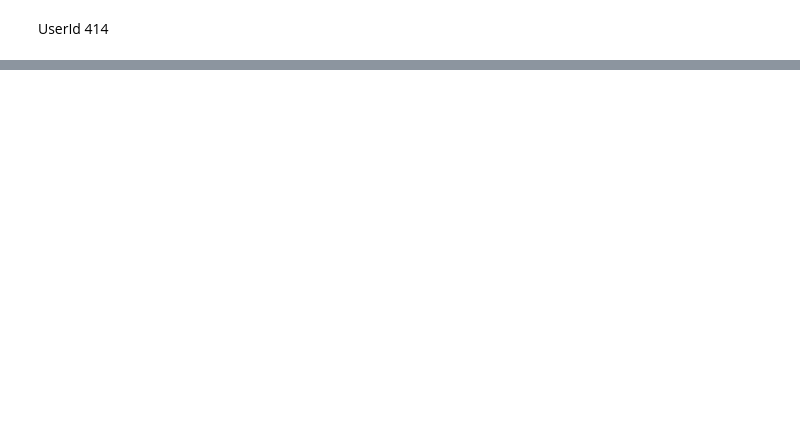
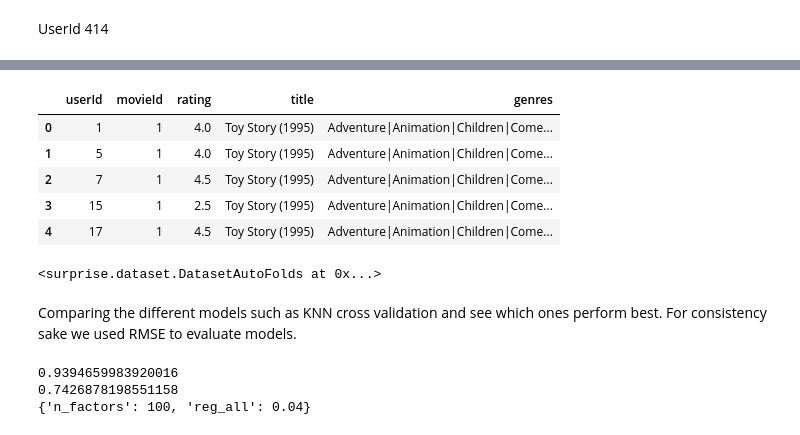
Before and after one commit to liciemw/Recommendation-system, a Jupyter notebook: index.ipynb, the cells around one changed output, grey strips where cells are left out. Drawn from its saved outputs; the diff is of its cells as text; code cells hidden in the pictures; blank space fills up the shorter version.

Commit message:
Final model

```diff
--- a/index.ipynb
+++ b/index.ipynb
@@ -368,0 +745,50 @@ Name: timesatmp, Length: 100823, dtype: datetime64[ns]
+# %%
+#selecting columns to use in the system
+new_df = result[['userId', 'movieId', 'rating','title','genres']]
+new_df.head()
+# %% [output]
+|  | userId | movieId | rating | title | genres |
+| 0 | 1 | 1 | 4.0 | Toy Story (1995) | Adventure|Animation|Children|Come... |
+| 1 | 5 | 1 | 4.0 | Toy Story (1995) | Adventure|Animation|Children|Come... |
+| 2 | 7 | 1 | 4.5 | Toy Story (1995) | Adventure|Animation|Children|Come... |
+| 3 | 15 | 1 | 2.5 | Toy Story (1995) | Adventure|Animation|Children|Come... |
+| 4 | 17 | 1 | 4.5 | Toy Story (1995) | Adventure|Animation|Children|Come... |
+# %%
+# Create a reader
+reader = Reader()
+#  columns in the DataFrame (user_id, movieId, rating)
+columns = ['userId', 'movieId', 'rating']
+
+# Load data from DataFrame into Surprise Dataset
+data = Dataset.load_from_df(new_df[columns], reader)
+data
+# %% [output]
+<surprise.dataset.DatasetAutoFolds at 0x...>
+# %% [markdown]
+Comparing the different models such as KNN cross validation and see which ones perform best. For consistency sake we used RMSE to evaluate models.
+# %%
+from surprise.model_selection import cross_validate
+from surprise import Dataset
+from surprise.model_selection import GridSearchCV
+
+# Load the dataset
+data = Dataset.load_builtin('ml-100k')
+
+# Define the parameter grid
+param_grid = {'n_factors': [20, 30, 60, 100],
+              'reg_all': [0.02, 0.04, 1]}
+
+# Perform cross-validation with GridSearchCV
+gs = GridSearchCV(SVD, param_grid, measures=['rmse', 'mae'], cv=3)
+gs.fit(data)
+
+# Best RMSE and MAE scores
+print(gs.best_score['rmse'])
+print(gs.best_score['mae'])
+
+# Combination of parameters that gave the best RMSE score
+print(gs.best_params['rmse'])
+# %% [output]
+0.9394659983920016
+0.7426878198551158
+{'n_factors': 100, 'reg_all': 0.04}
```
Also changed, not shown: parts of 60 cells of this notebook, 2 other files.
